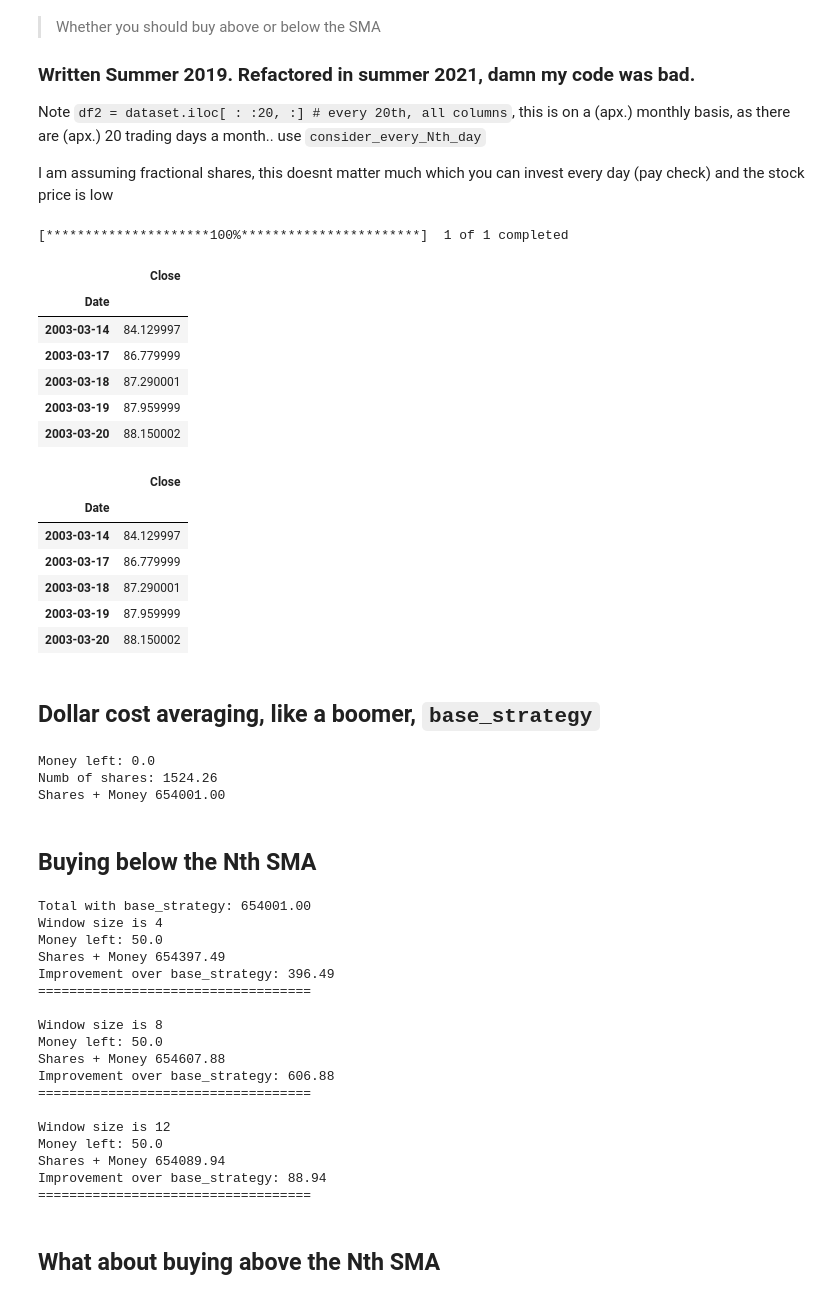
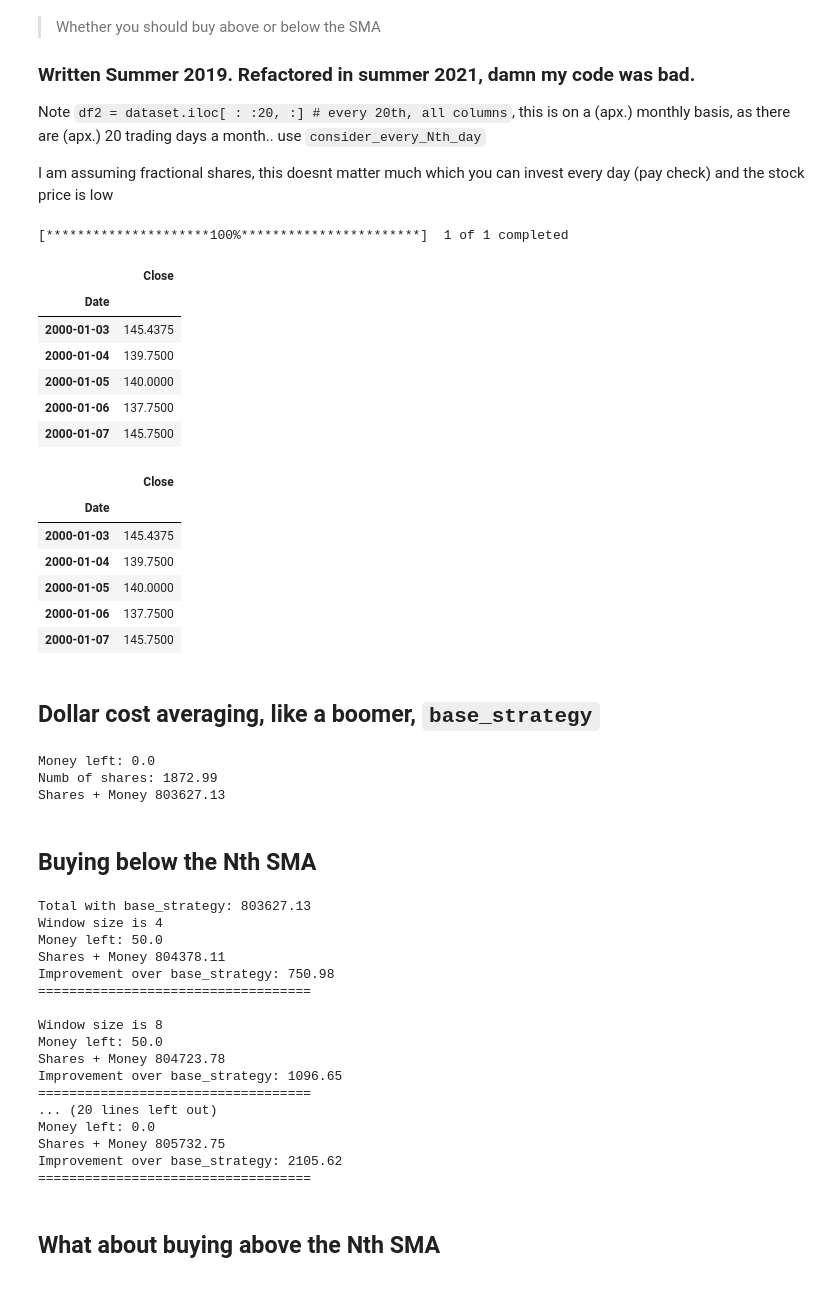
Before and after one commit to alik604/algorithmic-trading, a Jupyter notebook: Algo trading with the SMA.ipynb, the cells around one changed output. Saved outputs shown, nothing was run; the diff lists cells and outputs as text; code cells hidden in the pictures.

```diff
--- a/Algo trading with the SMA.ipynb
+++ b/Algo trading with the SMA.ipynb
@@ -25,29 +24,32 @@ import yfinance as yf
 import warnings
 warnings.filterwarnings("ignore")
 # %%
-df = yf.download(STOCK, "2003-3-14") #, start="2017-01-01"
+start="2017-01-01"
+start="2003-3-14"
+start="2000-01-01"
+df = yf.download(STOCK, start)
 df = df.drop(columns=['Open','High', 'Low','Adj Close','Volume'])
 df.head()
 # %% [output]
 [*********************100%***********************]  1 of 1 completed
 |  | Close |
 | Date |  |
-| 2003-03-14 | 84.129997 |
-| 2003-03-17 | 86.779999 |
-| 2003-03-18 | 87.290001 |
-| 2003-03-19 | 87.959999 |
-| 2003-03-20 | 88.150002 |
+| 2000-01-03 | 145.4375 |
+| 2000-01-04 | 139.7500 |
+| 2000-01-05 | 140.0000 |
+| 2000-01-06 | 137.7500 |
+| 2000-01-07 | 145.7500 |
 # %%
 df = df.iloc[ : :consider_every_Nth_day, :] # every 20th, all columns
 df.head()
 # %% [output]
 |  | Close |
 | Date |  |
-| 2003-03-14 | 84.129997 |
-| 2003-03-17 | 86.779999 |
-| 2003-03-18 | 87.290001 |
-| 2003-03-19 | 87.959999 |
-| 2003-03-20 | 88.150002 |
+| 2000-01-03 | 145.4375 |
+| 2000-01-04 | 139.7500 |
+| 2000-01-05 | 140.0000 |
+| 2000-01-06 | 137.7500 |
+| 2000-01-07 | 145.7500 |
 # %% [markdown]
 ## Dollar cost averaging, like a boomer, `base_strategy`
 # %%
@@ -74,8 +76,8 @@ print(f"Numb of shares: {shares:.2f}")
 print(f"Shares + Money {value_of_shares_at_end+money:.2f}")
 # %% [output]
 Money left: 0.0
-Numb of shares: 1524.26
-Shares + Money 654001.00
+Numb of shares: 1872.99
+Shares + Money 803627.13
 # %% [markdown]
 ## Buying below the Nth SMA
 # %%
@@ -127,23 +129,22 @@ simulate_buying_below_ma(180)
 simulate_buying_below_ma(360)
 simulate_buying_below_ma(720)
 # %% [output]
-Total with base_strategy: 654001.00
+Total with base_strategy: 803627.13
 Window size is 4
 Money left: 50.0
-Shares + Money 654397.49
-Improvement over base_strategy: 396.49
+Shares + Money 804378.11
+Improvement over base_strategy: 750.98
 ===================================
 
 Window size is 8
 Money left: 50.0
-Shares + Money 654607.88
-Improvement over base_strategy: 606.88
+Shares + Money 804723.78
+Improvement over base_strategy: 1096.65
 ===================================
-
-Window size is 12
-Money left: 50.0
-Shares + Money 654089.94
-Improvement over base_strategy: 88.94
+... (20 lines left out)
+Money left: 0.0
+Shares + Money 805732.75
+Improvement over base_strategy: 2105.62
 ===================================
 # %% [markdown]
 ## What about buying above the Nth SMA
```
Also changed, not shown: parts of 3 cells of this notebook.
